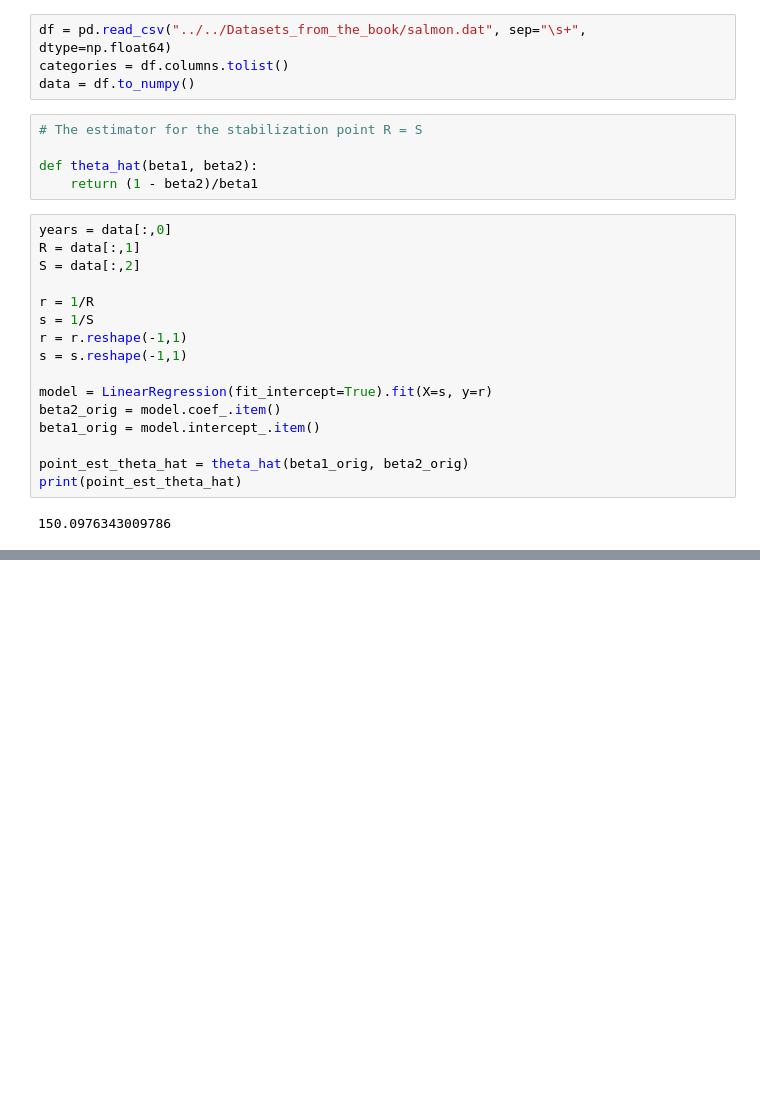
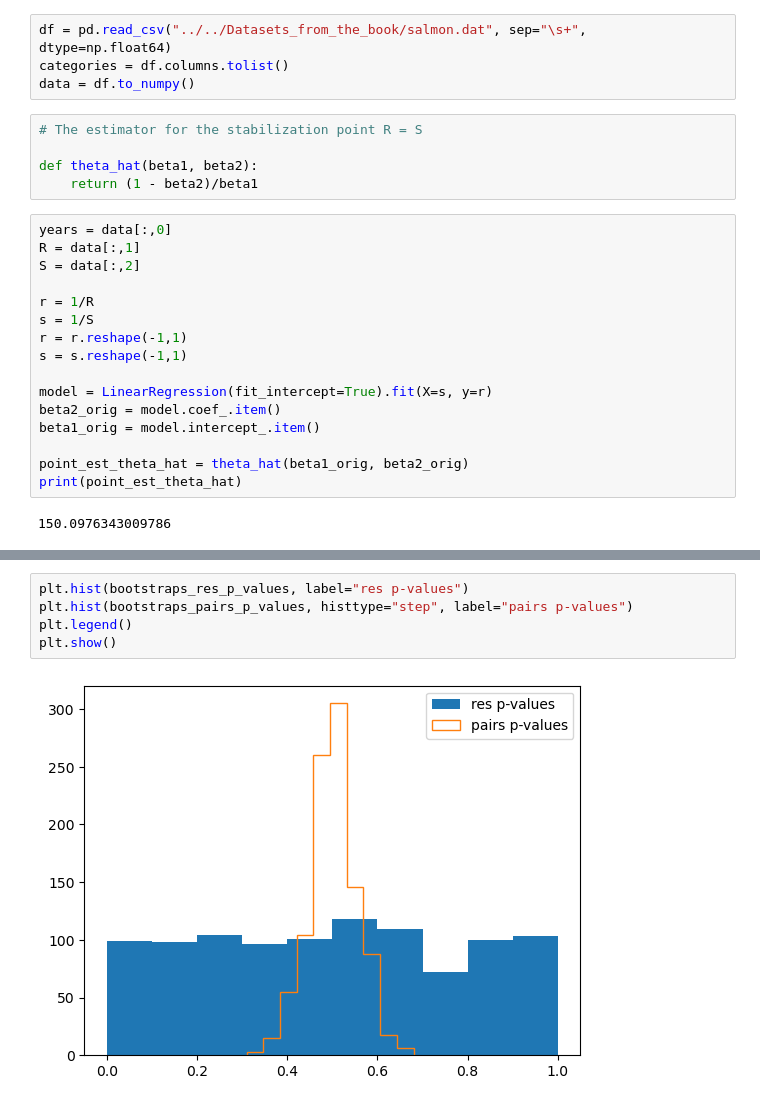
Before and after one commit to johnmagj/STK4051_coursework, a Jupyter notebook: Week_7/ex9_4c.ipynb, the cells around one changed output, grey strips where cells are left out. Saved outputs shown, nothing was run; the diff lists cells and outputs as text; blank space fills up the shorter version.

```diff
--- a/Week_7/ex9_4c.ipynb
+++ b/Week_7/ex9_4c.ipynb
@@ -91,0 +224,7 @@ np.float64(150.27459494721197)
+# %%
+plt.hist(bootstraps_res_p_values, label="res p-values")
+plt.hist(bootstraps_pairs_p_values, histtype="step", label="pairs p-values")
+plt.legend()
+plt.show()
+# %% [output]
+[figure, added]
```
Also changed, not shown: parts of 9 cells of this notebook.
